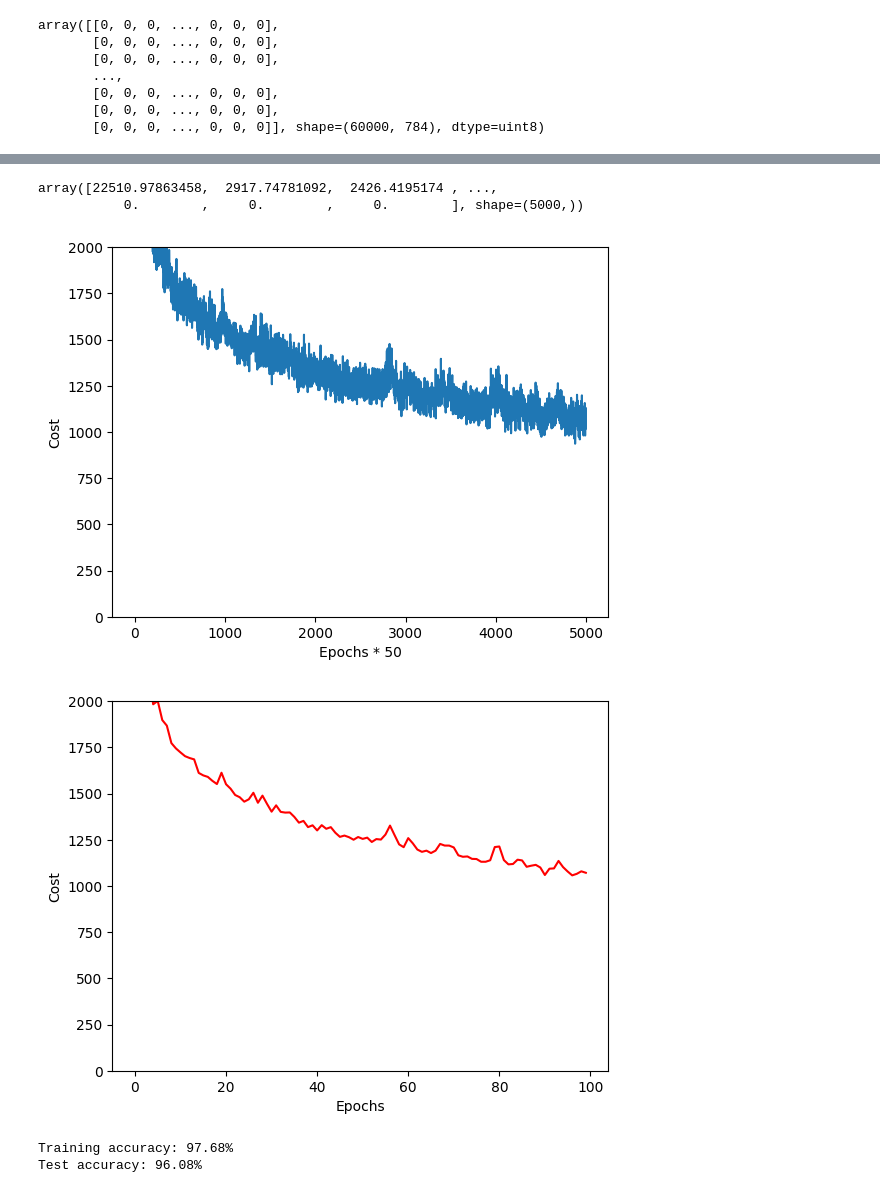
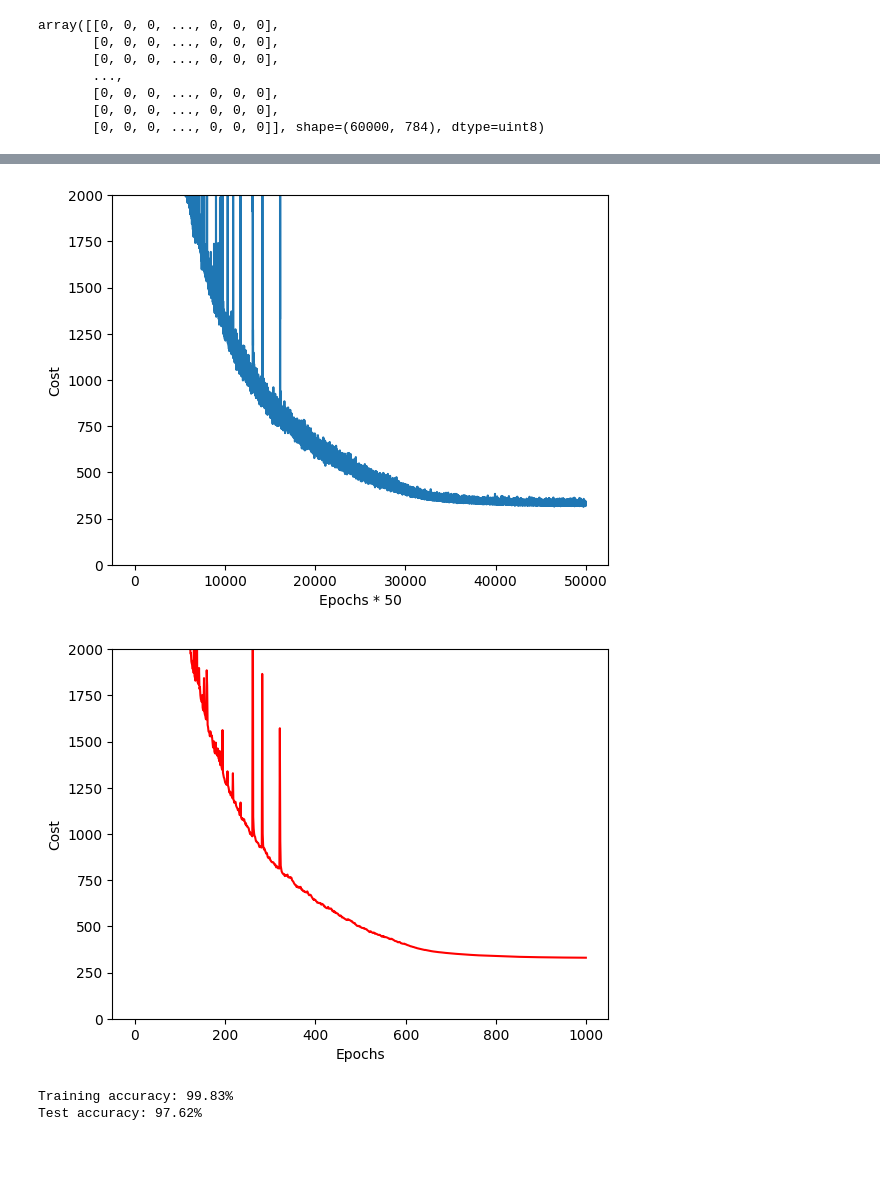
Before and after one commit to maxbhardy/8INF887, a Jupyter notebook: devoir2/devoir2.ipynb, the cells around one changed output, grey strips where cells are left out. Saved outputs shown, nothing was run; the diff lists cells and outputs as text; code cells hidden in the pictures; blank space fills up the shorter version.

```diff
--- a/devoir2/devoir2.ipynb
+++ b/devoir2/devoir2.ipynb
@@ -395,18 +425,21 @@ array([[0, 0, 0, ..., 0, 0, 0],
        [0, 0, 0, ..., 0, 0, 0],
        [0, 0, 0, ..., 0, 0, 0]], shape=(60000, 784), dtype=uint8)
 # %%
-nn = NeuralNetMLP(n_output=10,
-                  n_features=X_train.shape[1],
-                  n_hidden=[100, 50, 25],
-                  l2=0.1,
-                  l1=0.0,
-                  epochs=1000,
-                  eta=0.001,
-                  alpha=0.001,
-                  decrease_const=0.00001,
-                  minibatches=50,
-                  shuffle=True,
-                  random_state=1)
+nn = NeuralNetMLP(
+    n_output=10,
+    n_features=X_train.shape[1],
+    n_hidden=[256, 128, 64, 32],
+    l2=0.1,
+    l1=0.0,
+    epochs=1000,
+    eta=0.001,
+    alpha=0.001,
+    decrease_const=0.00001,
+    minibatches=50,
+    shuffle=True,
+    random_state=1,
+    device="cuda",
+)
 # %%
 nn.fit(X_train, y_train, print_progress=True)
 # %% [output]
@@ -414,38 +448,33 @@ Epoch: 26/1000
-# %%
-nn.cost_.T.flatten()
-# %% [output]
-array([22510.97863458,  2917.74781092,  2426.4195174 , ...,
-           0.        ,     0.        ,     0.        ], shape=(5000,))
 # %%
 fig, ax = plt.subplots()
 
-ax.plot(nn.cost_.flatten())
+ax.plot(nn.cost_.flatten().get())
 ax.set_ylim([0, 2000])
-ax.set_ylabel('Cost')
-ax.set_xlabel('Epochs * 50')
-fig.savefig('./figures/cost.png', dpi=300, bbox_inches="tight")
+ax.set_ylabel("Cost")
+ax.set_xlabel("Epochs * 50")
+fig.savefig("./figures/cost.png", dpi=300, bbox_inches="tight")
 # %% [output]
-[figure, old version]
+[figure, new version]
 # %%
 fig, ax = plt.subplots()
-ax.plot(nn.cost_.mean(axis=1), color='red')
+ax.plot(nn.cost_.mean(axis=1).get(), color="red")
 ax.set_ylim([0, 2000])
-ax.set_ylabel('Cost')
-ax.set_xlabel('Epochs')
-fig.savefig('./figures/cost2.png', dpi=300, bbox_inches="tight")
+ax.set_ylabel("Cost")
+ax.set_xlabel("Epochs")
+fig.savefig("./figures/cost2.png", dpi=300, bbox_inches="tight")
 # %% [output]
-[figure, old version]
+[figure, new version]
 # %%
-y_train_pred = nn.predict(X_train)
+y_train_pred = nn.predict(cp.asarray(X_train)).get()
 acc = np.sum(y_train == y_train_pred, axis=0) / X_train.shape[0]
-print('Training accuracy: %.2f%%' % (acc * 100))
+print("Training accuracy: %.2f%%" % (acc * 100))
 
-y_test_pred = nn.predict(X_test)
+y_test_pred = nn.predict(cp.asarray(X_test)).get()
 acc = np.sum(y_test == y_test_pred, axis=0) / X_test.shape[0]
-print('Test accuracy: %.2f%%' % (acc * 100))
+print("Test accuracy: %.2f%%" % (acc * 100))
 # %% [output]
-Training accuracy: 97.68%
-Test accuracy: 96.08%
+Training accuracy: 99.83%
+Test accuracy: 97.62%
 # %%
 miscl_img = X_test[y_test != y_test_pred][:25]
 correct_lab = y_test[y_test != y_test_pred][:25]
```
Also changed, not shown: parts of 5 cells of this notebook, 11 other files.
